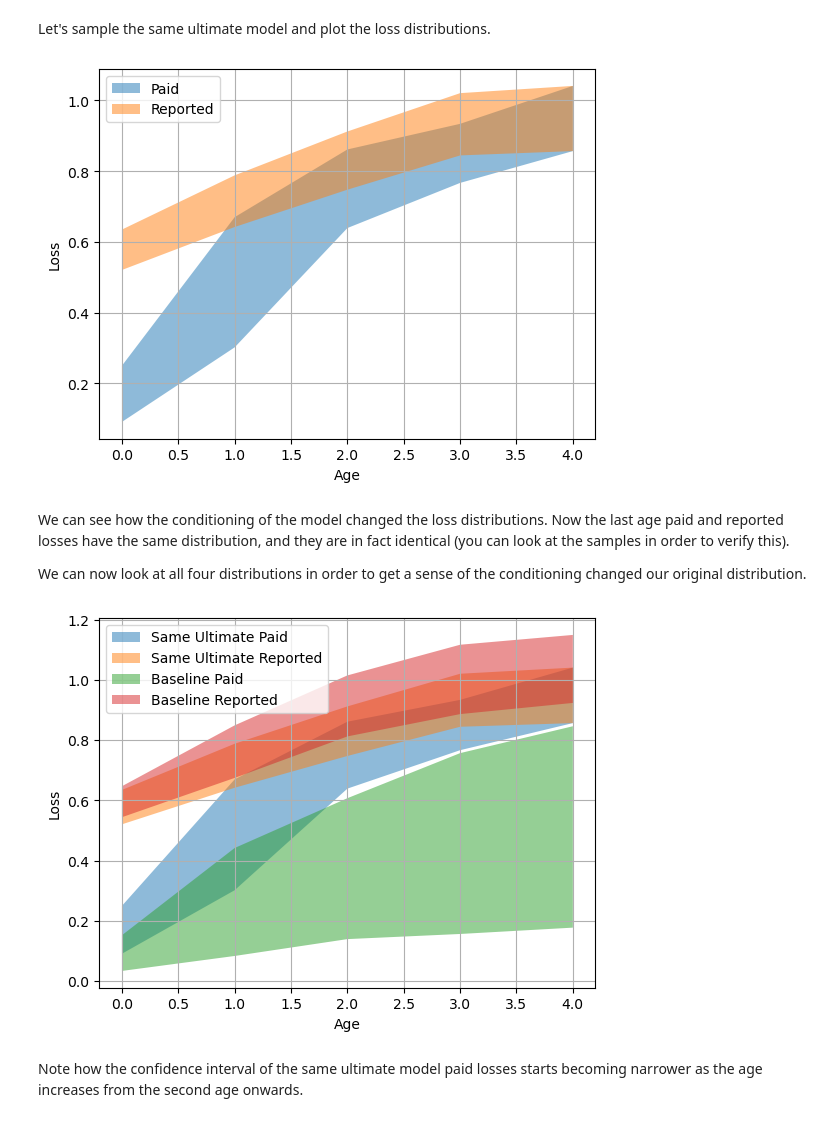
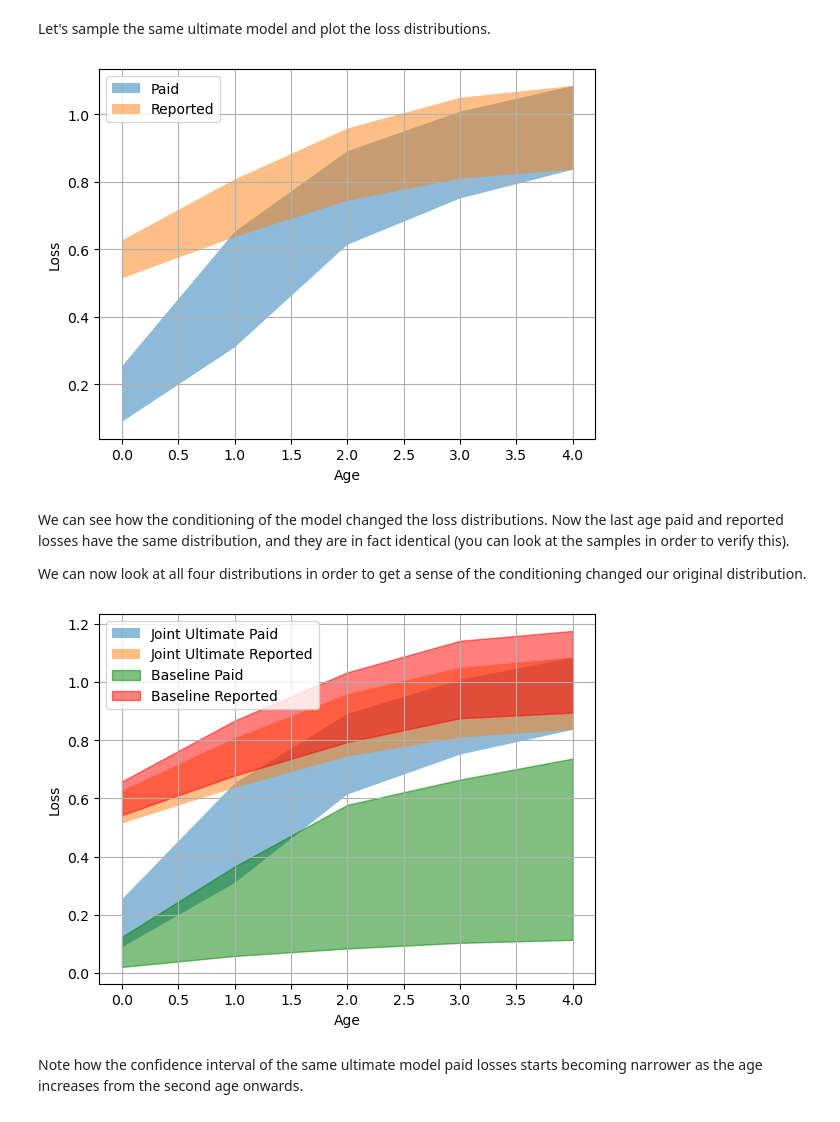
Before and after one commit to PredicTri/public, a Jupyter notebook: paid_reported_model.ipynb, the cells around one changed output. Cells and saved outputs as stored; diff of their text form; code cells hidden in the pictures.

```diff
--- a/paid_reported_model.ipynb
+++ b/paid_reported_model.ipynb
@@ -73,11 +73,11 @@ def base_model():
 # %% [markdown]
 We use Stochastic Variational Inference (SVI) to approximate the base line models distribution. SVI is not needed for the base line model but we will use later on for the same ultimate model.
 # %%
-def fit(model, num_steps=501, lr=0.1):
+def fit(model, num_steps=2001, lr=0.03):
     pyro.clear_param_store()
     guide = pyro.infer.autoguide.AutoMultivariateNormal(model)
     # Setup ELBO and optimizer
-    elbo = pyro.infer.Trace_ELBO(vectorize_particles=True, num_particles=100)
+    elbo = pyro.infer.JitTrace_ELBO(vectorize_particles=True, num_particles=100, ignore_jit_warnings=True)
     elbo.loss(model, guide)
     optim = pyro.optim.Adam({"lr": lr})
     svi = pyro.infer.SVI(model, guide, optim, loss=elbo)
@@ -85,7 +85,7 @@ def fit(model, num_steps=501, lr=0.1):
     # optimize
     for i in range(num_steps):
         loss = svi.step()
-        if i % 100 == 0:
+        if i % 400 == 0:
             print(f"step {i} loss = {loss:0.6g}")
 
     return guide
@@ -131,7 +131,7 @@ The same ultimate model is derived from the baseline model by conditioning it, r
 split_reparam = SplitReparam([len(paid_loss_development_factor_mu) - 1, 1], -1)
 split_model = pyro.poutine.reparam(base_model, dict(paid_loss=split_reparam, reported_loss=split_reparam))
 # Equalize last loss
-same_utimate_model = pyro.poutine.equalize(split_model, ["paid_loss_split_1", "reported_loss_split_1"])
-same_ultimate_guide = fit(same_utimate_model)
+same_ultimate_model = pyro.poutine.equalize(split_model, ["paid_loss_split_1", "reported_loss_split_1"])
+same_ultimate_guide = fit(same_ultimate_model)
 # %% [output]
 INFO     Guessed max_plate_nesting = 1
@@ -144,7 +144,7 @@ step 500 loss = 2.65158
 # %% [markdown]
 Let's sample the same ultimate model and plot the loss distributions.
 # %%
-same_ultimate_samples = pyro.infer.WeighedPredictive(same_utimate_model, guide=same_ultimate_guide, num_samples=10000,
+same_ultimate_samples = pyro.infer.WeighedPredictive(same_ultimate_model, guide=same_ultimate_guide, num_samples=10000,
                                                      parallel=True, return_sites=["paid_loss", "reported_loss"])()
 
 plot_ci(same_ultimate_samples.samples["paid_loss"], alpha=0.5, label="Paid")
@@ -154,21 +154,21 @@ plt.xlabel("Age")
 plt.ylabel("Loss")
 plt.grid()
 # %% [output]
-[figure, old version]
+[figure, new version]
 # %% [markdown]
 We can see how the conditioning of the model changed the loss distributions. Now the last age paid and reported losses have the same distribution, and they are in fact identical (you can look at the samples in order to verify this).
 
 We can now look at all four distributions in order to get a sense of the conditioning changed our original distribution.
 # %%
-plot_ci(same_ultimate_samples.samples["paid_loss"], alpha=0.5, label="Same Ultimate Paid")
-plot_ci(same_ultimate_samples.samples["reported_loss"], alpha=0.5, label="Same Ultimate Reported")
-plot_ci(base_samples.samples["paid_loss"], alpha=0.5, label="Baseline Paid")
-plot_ci(base_samples.samples["reported_loss"], alpha=0.5, label="Baseline Reported")
+plot_ci(same_ultimate_samples.samples["paid_loss"], alpha=0.5, label="Joint Ultimate Paid")
+plot_ci(same_ultimate_samples.samples["reported_loss"], alpha=0.5, label="Joint Ultimate Reported")
+plot_ci(base_samples.samples["paid_loss"], alpha=0.5, label="Baseline Paid", color="g")
+plot_ci(base_samples.samples["reported_loss"], alpha=0.5, label="Baseline Reported", color="r")
 plt.legend(loc="upper left")
 plt.xlabel("Age")
 plt.ylabel("Loss")
 plt.grid()
 # %% [output]
-[figure, old version]
+[figure, new version]
 # %% [markdown]
 Note how the confidence interval of the same ultimate model paid losses starts becoming narrower as the age increases from the second age onwards.
```
Also changed, not shown: parts of 3 cells of this notebook.
